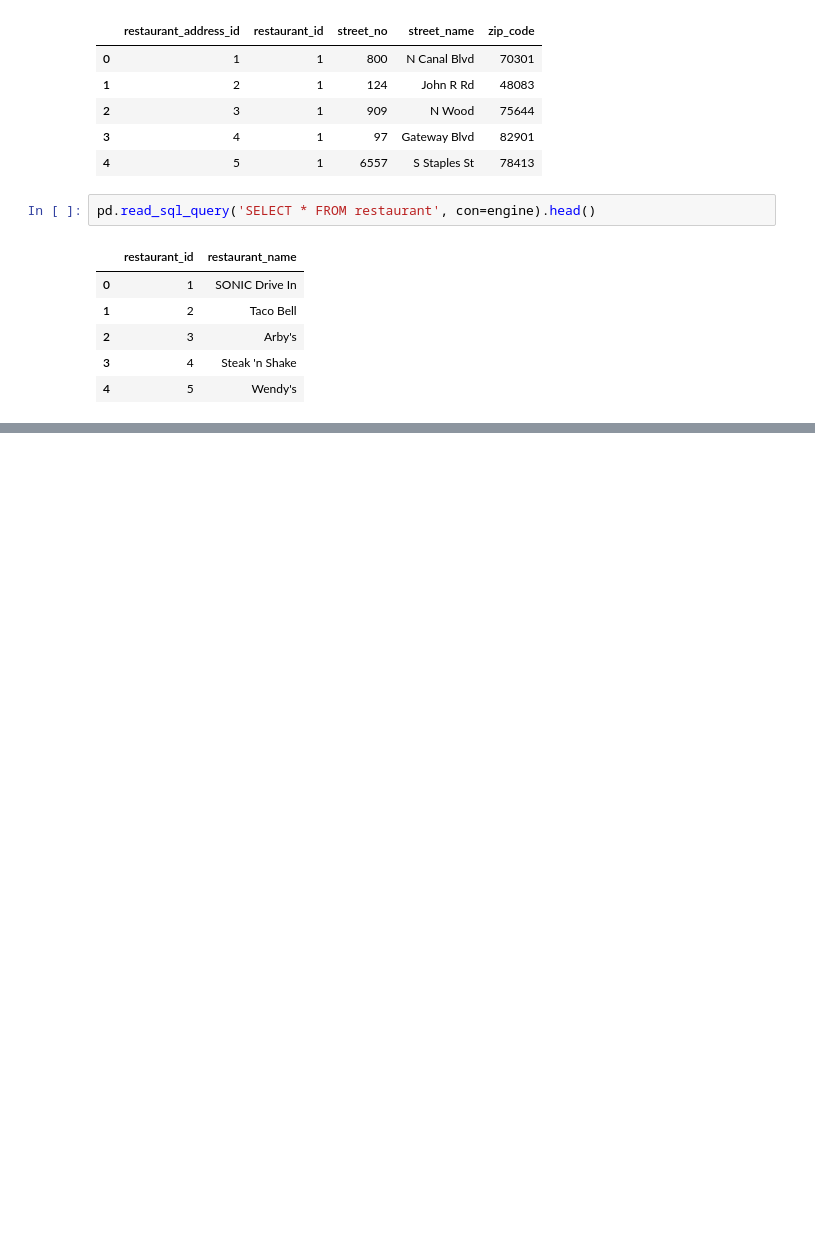
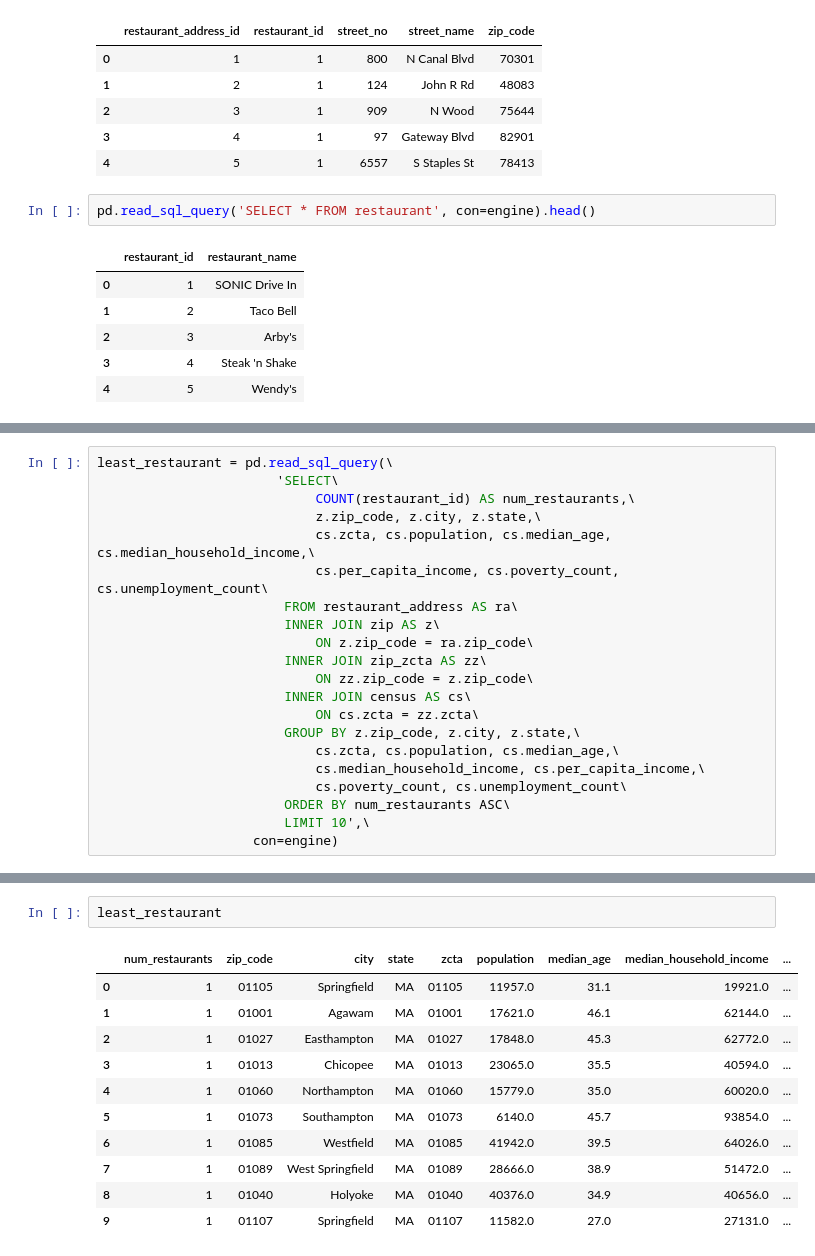
Before and after one commit to poojaisabelle/ETL-Project, a Jupyter notebook: 03_load/03_load.ipynb, the cells around one changed output, grey strips where cells are left out. Cells and saved outputs as stored; diff of their text form; blank space fills up the shorter version.

```diff
--- a/03_load/03_load.ipynb
+++ b/03_load/03_load.ipynb
@@ -129,0 +153,21 @@ pd.read_sql_query('SELECT * FROM restaurant', con=engine).head()
+# %%
+least_restaurant = pd.read_sql_query(\
+                       'SELECT\
+                            COUNT(restaurant_id) AS num_restaurants,\
+                            z.zip_code, z.city, z.state,\
+                            cs.zcta, cs.population, cs.median_age, cs.median_household_income,\
+                            cs.per_capita_income, cs.poverty_count, cs.unemployment_count\
+                        FROM restaurant_address AS ra\
+                        INNER JOIN zip AS z\
+                            ON z.zip_code = ra.zip_code\
+                        INNER JOIN zip_zcta AS zz\
+                            ON zz.zip_code = z.zip_code\
+                        INNER JOIN census AS cs\
+                            ON cs.zcta = zz.zcta\
+                        GROUP BY z.zip_code, z.city, z.state,\
+                            cs.zcta, cs.population, cs.median_age,\
+                            cs.median_household_income, cs.per_capita_income,\
+                            cs.poverty_count, cs.unemployment_count\
+                        ORDER BY num_restaurants ASC\
+                        LIMIT 10',\
+                    con=engine)
@@ -129,0 +190,14 @@ pd.read_sql_query('SELECT * FROM restaurant', con=engine).head()
+# %%
+least_restaurant
+# %% [output]
+|  | num_restaurants | zip_code | city | state | zcta | population | median_age | median_household_income | ... |
+| 0 | 1 | 01105 | Springfield | MA | 01105 | 11957.0 | 31.1 | 19921.0 | ... |
+| 1 | 1 | 01001 | Agawam | MA | 01001 | 17621.0 | 46.1 | 62144.0 | ... |
+| 2 | 1 | 01027 | Easthampton | MA | 01027 | 17848.0 | 45.3 | 62772.0 | ... |
+| 3 | 1 | 01013 | Chicopee | MA | 01013 | 23065.0 | 35.5 | 40594.0 | ... |
+| 4 | 1 | 01060 | Northampton | MA | 01060 | 15779.0 | 35.0 | 60020.0 | ... |
+| 5 | 1 | 01073 | Southampton | MA | 01073 | 6140.0 | 45.7 | 93854.0 | ... |
+| 6 | 1 | 01085 | Westfield | MA | 01085 | 41942.0 | 39.5 | 64026.0 | ... |
+| 7 | 1 | 01089 | West Springfield | MA | 01089 | 28666.0 | 38.9 | 51472.0 | ... |
+| 8 | 1 | 01040 | Holyoke | MA | 01040 | 40376.0 | 34.9 | 40656.0 | ... |
+| 9 | 1 | 01107 | Springfield | MA | 01107 | 11582.0 | 27.0 | 27131.0 | ... |
```
Also changed, not shown: parts of 7 cells of this notebook.
